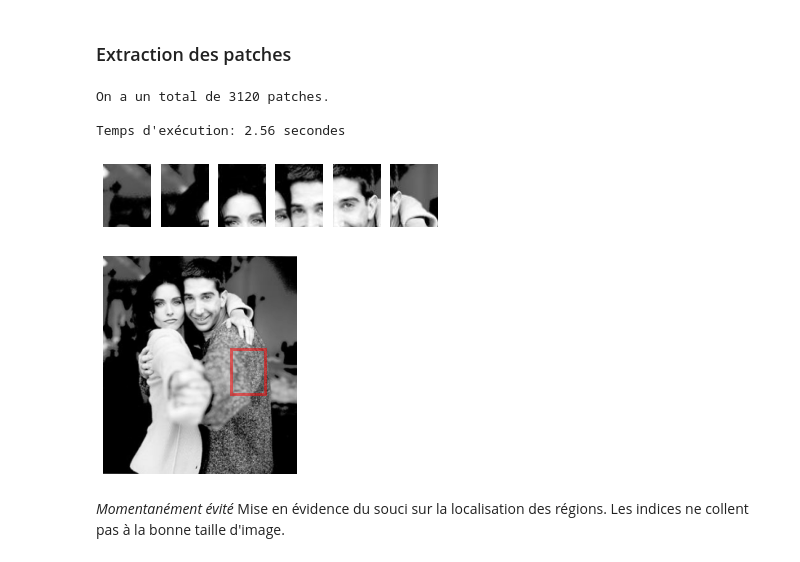
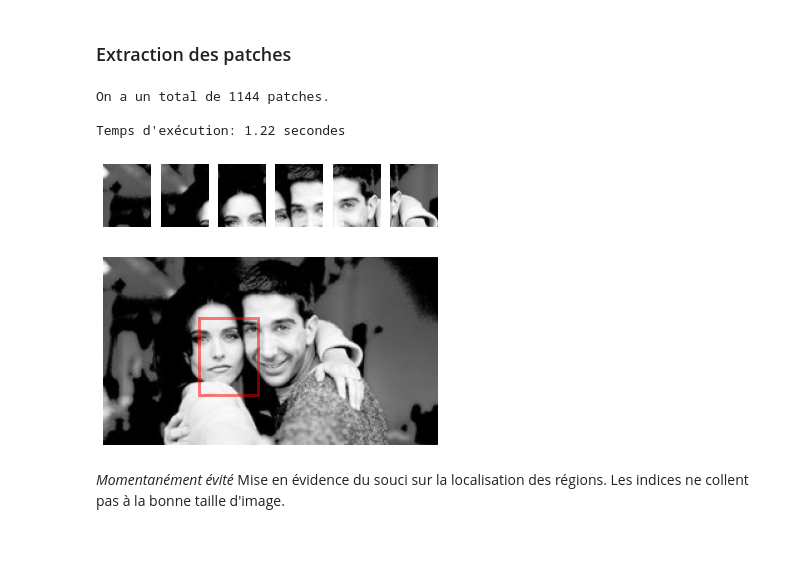
Before and after one commit to Jules02/TIPE, a Jupyter notebook: main.ipynb, the cells around one changed output. Cells and saved outputs as stored; diff of their text form; code cells hidden in the pictures.

```diff
--- a/main.ipynb
+++ b/main.ipynb
@@ -28,6 +28,8 @@ if test_image.shape[0] > H_MAX or test_image.shape[1] > W_MAX:
     s = min(H_MAX / test_image.shape[0], W_MAX / test_image.shape[1])
     test_image = transform.rescale(test_image, s)
 
+test_image = test_image[:150]
+
 print("L'image étudiée est de taille {}".format(test_image.shape))
 
 plt.imshow(test_image, cmap="gray")
@@ -87,37 +89,37 @@ print("La pyramide présente {} couches.".format(pyrlayers))
 '''
 
 s = 1.0
 
 indices, patches = zip(*sliding_window(test_image, positive_patches_shape, scale=s))
 
 Ni, Nj = (int(s * e) for e in positive_patches_shape)
 
 print("On a un total de {} patches.".format(len(patches)))
 
 indices = np.array(indices)
 
 
 fig, axs = plt.subplots(1,6)
 for i in range(6):
     axs[i].imshow(patches[i*60], cmap='gray')
     axs[i].axis('off')
 
 fig, ax = plt.subplots()
 ax.imshow(test_image, cmap='gray')
 ax.axis('off')
 
-ax.add_patch(plt.Rectangle(indices[2320], Nj, Ni, edgecolor='red', alpha=0.5, lw=3, facecolor='none'))
+ax.add_patch(plt.Rectangle(indices[1000], Nj, Ni, edgecolor='red', alpha=0.5, lw=3, facecolor='none'))
 
 patches_hog = np.array([hog(patch) for patch in patches])
 patches_hog.shape
 
 print("\nTemps d'exécution: {} secondes\n".format(round(time.time()-start, 2)))
 # %% [output]
-On a un total de 3120 patches.
+On a un total de 1144 patches.
 
-Temps d'exécution: 2.56 secondes
+Temps d'exécution: 1.22 secondes
 [figure]
-[figure, old version]
+[figure, new version]
 # %% [markdown]
 *Momentanément évité*
 Mise en évidence du souci sur la localisation des régions.
```
Also changed, not shown: parts of 6 cells of this notebook, 1 other file.
